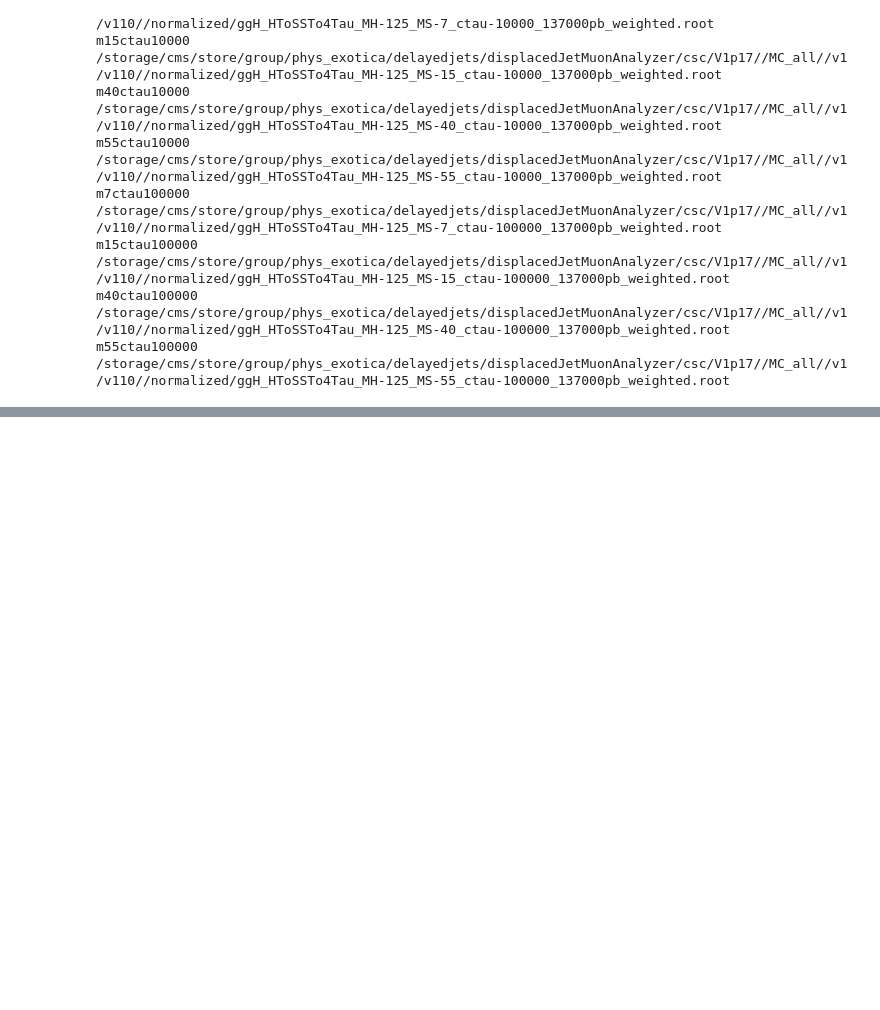
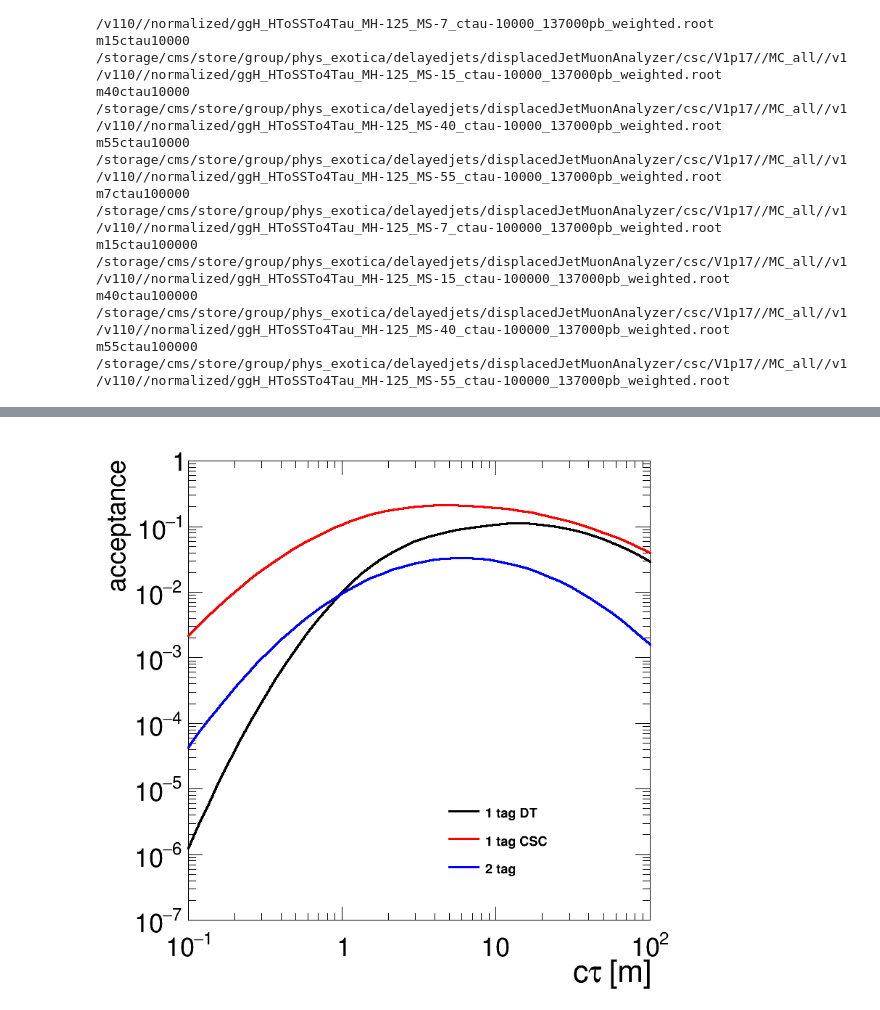
Before and after one commit to cms-lpc-llp/delayed_jet_analyzer, a Jupyter notebook: plot_scripts/MuonSystem_Analysis/csc/MuonSystem_plots-accp_vs_ctau.ipynb, the cells around one changed output, grey strips where cells are left out. Drawn from its saved outputs; the diff is of its cells as text; code cells hidden in the pictures; blank space fills up the shorter version.

```diff
--- a/plot_scripts/MuonSystem_Analysis/csc/MuonSystem_plots-accp_vs_ctau.ipynb
+++ b/plot_scripts/MuonSystem_Analysis/csc/MuonSystem_plots-accp_vs_ctau.ipynb
@@ -254,0 +270,79 @@ c.Draw()
+# %%
+import os
+
+
+met = False
+total = True
+
+if total:
+    names = ['1 tag DT', '1 tag CSC', '2 tag ']
+    if met:variables = [accep_met_dt1,accep_met_csc1, accep_met_2tag]
+    else: variables = [acceptance_dt1, acceptance_csc1, acceptance_2tag]
+
+
+
+else:
+    names = ['1 tag DT', '1 tag CSC', '2 tag DT', '2 tag CSC', '1 tag DT + 1 tag CSC']
+    if met:variables = [accep_met_dt1,accep_met_csc1, accep_met_dt2, accep_met_csc2, accep_met_cross]
+    else: variables = [acceptance_dt1, acceptance_csc1, acceptance_dt2, acceptance_csc2, acceptance_cross]
+
+
+
+for j, m in enumerate(mass):
+
+#     if not j == 1:continue
+    c = rt.TCanvas('c','c', 800, 800)
+    c.SetRightMargin(0.04)
+    rt.gStyle.SetOptFit(1011)
+    leg = rt.TLegend(0.6,0.2,0.9,0.35)
+    leg.SetTextSize(0.025)
+    leg.SetBorderSize(0)
+    leg.SetEntrySeparation(0.01)
+    h = {}
+    for i, var in enumerate(variables):
+
+
+        y = np.array([var['m'+m+'ctau100'], var['m'+m+'ctau1000'], var['m'+m+'ctau10000'], var['m'+m+'ctau100000']])
+        x = np.array([int(a) for a in ctaus])
+
+        cond = y>0.0
+        print(x, y)
+        h[m+str(i)] = create_TGraph(x[cond]/1000.0, y[cond],  axis_title=['c#tau [m]', 'acceptance'])
+
+
+        h[m+str(i)].SetLineColor(std_color_list[i])
+        h[m+str(i)].SetLineWidth(3)
+        h[m+str(i)].GetXaxis().SetTitleOffset(1)
+        h[m+str(i)].GetYaxis().SetTitleSize(0.05)
+        h[m+str(i)].GetYaxis().SetTitleOffset(1.5)
+        h[m+str(i)].GetXaxis().SetLimits(0.1,100.0)
+        if met:h[m+str(i)].GetYaxis().SetRangeUser(1e-8,0.01)
+        else: h[m+str(i)].GetYaxis().SetRangeUser(1e-7,1)
+        leg.AddEntry(h[m+str(i)], names[i], "L")
+
+
+    for i,k in enumerate(h.keys()):
+        h[k].Draw('CA' if i == 0 else 'Csame')
+
+    leg.Draw()
+    c.SetLogy()
+    c.SetLogx()
+    c.SetTicky(1)
+    c.SetTickx(1)
+
+    if met: output_dir = '/storage/af/user/christiw/gpu/christiw/llp/delayed_jet_analyzer/plots/MuonSystem_Analysis/dt/acceptance_met/'
+    else: output_dir = '/storage/af/user/christiw/gpu/christiw/llp/delayed_jet_analyzer/plots/MuonSystem_Analysis/dt/acceptance/'
+    if not os.path.isdir(output_dir):os.makedirs(output_dir)
+    name = output_dir+'mass'+m
+
+    if total:
+        c.SaveAs(name+'_2tagtotal.png')
+        c.SaveAs(name+'_2tagtotal.C')
+        c.SaveAs(name+'_2tagtotal.pdf')
+    else:
+        c.SaveAs(name+'.png')
+        c.SaveAs(name+'.C')
+        c.SaveAs(name+'.pdf')
+
+    c.Draw()
+# %% [output]
@@ -255,3 +377,4 @@ c.Draw()
+[figure, added]
 # %%
 import os
 
```
Also changed, not shown: parts of 12 cells of this notebook, 40 other files.
